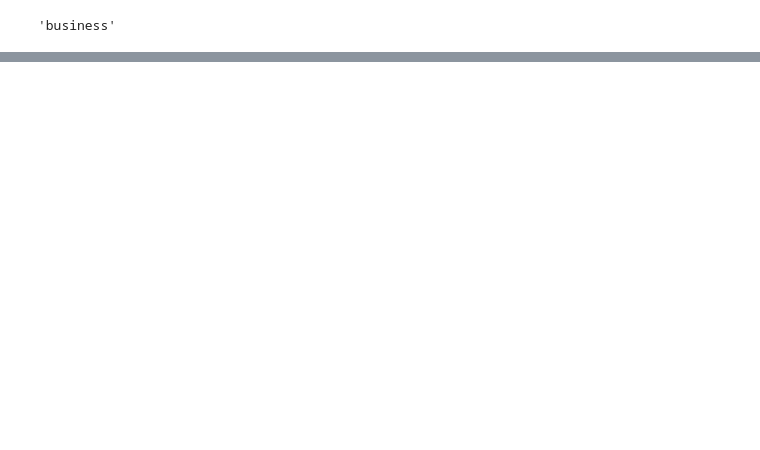
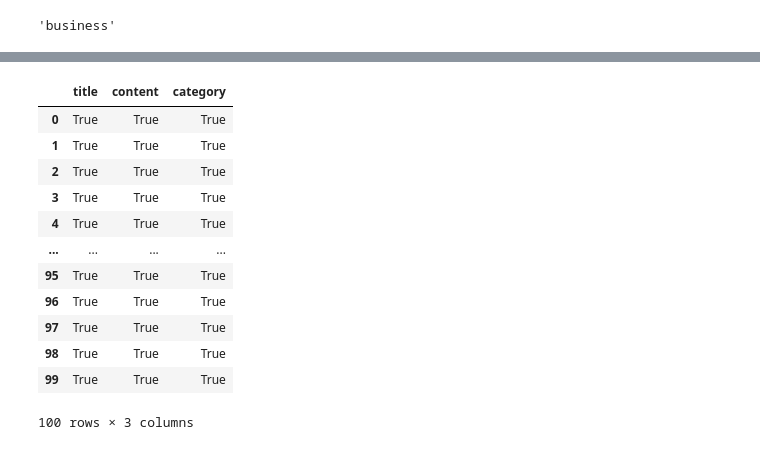
Before and after one commit to brandireger/natural_language_processing, a Jupyter notebook: data_acquisition.ipynb, the cells around one changed output, grey strips where cells are left out. Saved outputs shown, nothing was run; the diff lists cells and outputs as text; code cells hidden in the pictures; blank space fills up the shorter version.

Commit message:
finished acquire exercises and .py file

```diff
--- a/data_acquisition.ipynb
+++ b/data_acquisition.ipynb
@@ -387,0 +456,17 @@ big_df
+# %%
+inshort_articles = acquire.make_inshort_articles_df()
+inshort_articles == big_df
+# %% [output]
+|  | title | content | category |
+| 0 | True | True | True |
+| 1 | True | True | True |
+| 2 | True | True | True |
+| 3 | True | True | True |
+| 4 | True | True | True |
+| ... | ... | ... | ... |
+| 95 | True | True | True |
+| 96 | True | True | True |
+| 97 | True | True | True |
+| 98 | True | True | True |
+| 99 | True | True | True |
+100 rows × 3 columns
```
Also changed, not shown: parts of 18 cells of this notebook, 1 other file.
